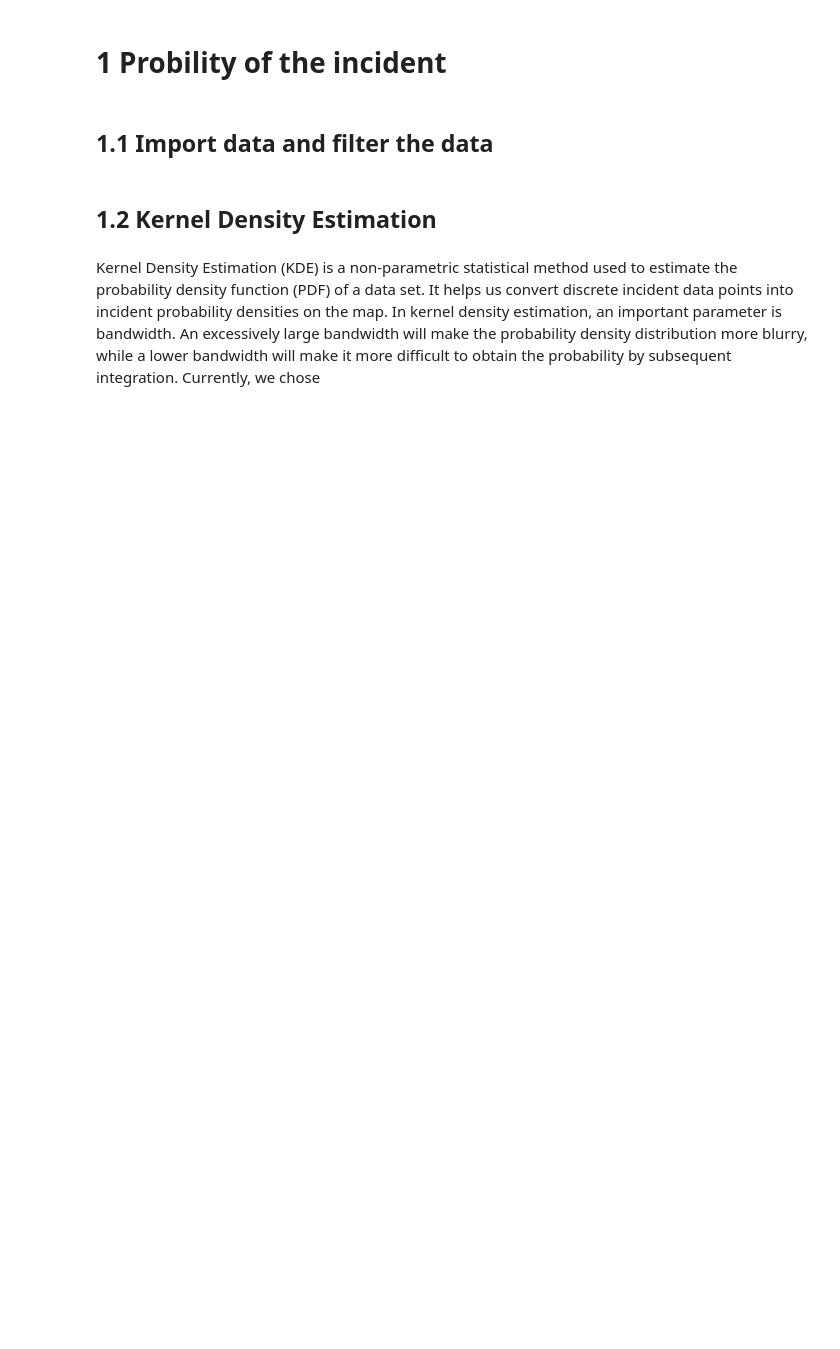
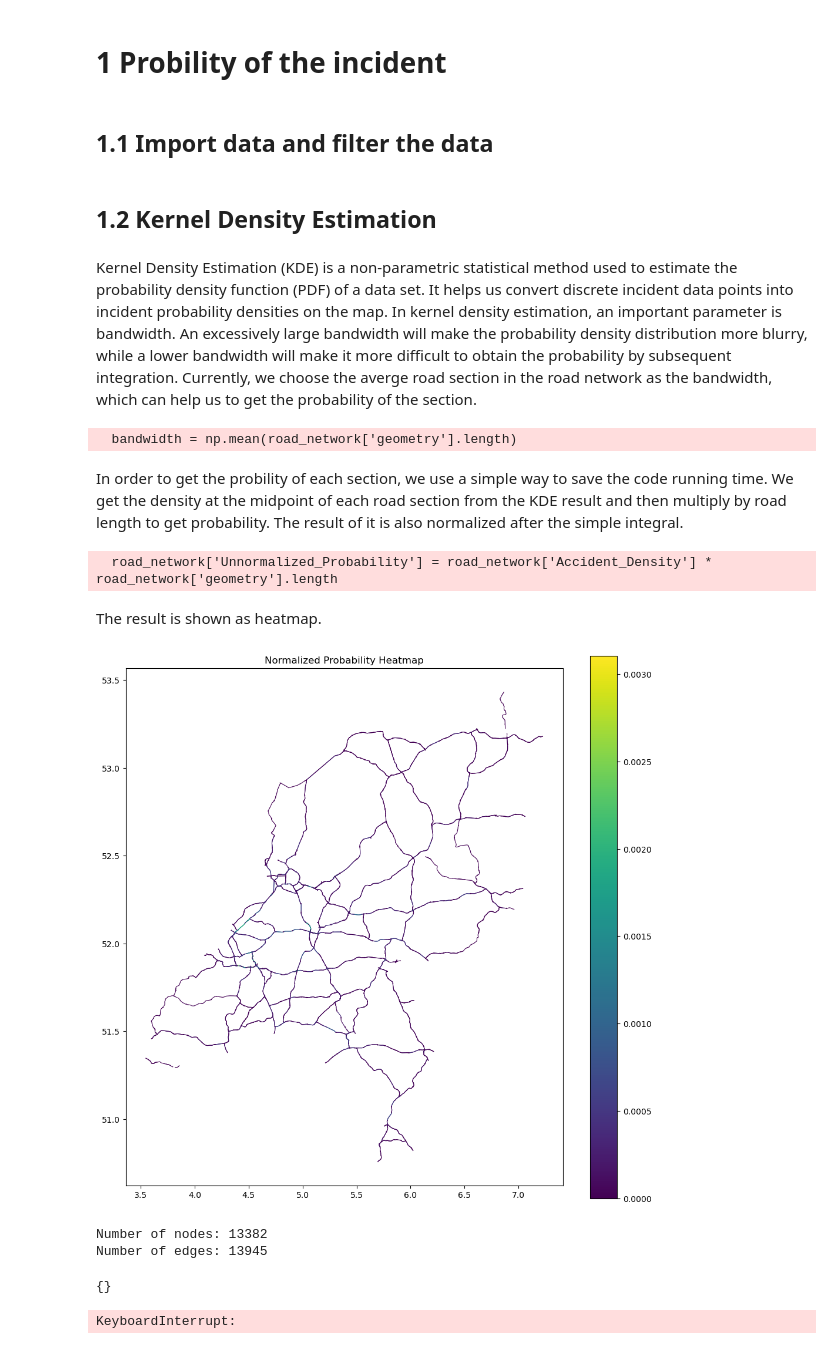
Before and after one commit to Max-Lange/CIEM6302_RWS-Project, a Jupyter notebook: midterm_check_2.ipynb, the cells around one changed output. Cells and saved outputs as stored; diff of their text form; code cells hidden in the pictures; blank space fills up the shorter version.

```diff
--- a/midterm_check_2.ipynb
+++ b/midterm_check_2.ipynb
@@ -48,4 +48,56 @@ df_incident = data_filtering.filter_out(df_incident, road_network)
 ## 1.2 Kernel Density Estimation
 # %% [markdown]
 Kernel Density Estimation (KDE) is a non-parametric statistical method used to estimate the probability density function (PDF) of a data set. It helps us convert discrete incident data points into incident probability densities on the map.
-In kernel density estimation, an important parameter is bandwidth. An excessively large bandwidth will make the probability density distribution more blurry, while a lower bandwidth will make it more difficult to obtain the probability by subsequent integration. Currently, we chose
+In kernel density estimation, an important parameter is bandwidth. An excessively large bandwidth will make the probability density distribution more blurry, while a lower bandwidth will make it more difficult to obtain the probability by subsequent integration. Currently, we choose the averge road section in the road network as the bandwidth, which can help us to get the probability of the section.
+# %%
+#bandwidth = 0.05
+bandwidth = np.mean(road_network['geometry'].length)
+accident_coords = df_incident[['primaire_locatie_lengtegraad', 'primaire_locatie_breedtegraad']].values.T
+# kde estimate
+kde = gaussian_kde(accident_coords, bw_method=bandwidth)
+# %% [output]
+  bandwidth = np.mean(road_network['geometry'].length)
+# %% [markdown]
+In order to get the probility of each section, we use a simple way to save the code running time. We get the density at the midpoint of each road section from the KDE result and then multiply by road length to get probability. The result of it is also normalized after the simple integral.
+# %%
+road_network['Accident_Density'] = np.nan
+
+for idx, row in road_network.iterrows():
+    # Calculate the accident density at the midpoint of each road network segment
+    density = kde([row.geometry.centroid.x, row.geometry.centroid.y])
+    road_network.at[idx, 'Accident_Density'] = density[0]
+
+road_network['Unnormalized_Probability'] = road_network['Accident_Density'] * road_network['geometry'].length
+road_network['Normalized_Probability'] = road_network['Unnormalized_Probability'] / sum(road_network['Unnormalized_Probability'])
+# %% [output]
+  road_network['Unnormalized_Probability'] = road_network['Accident_Density'] * road_network['geometry'].length
+# %% [markdown]
+The result is shown as heatmap.
+# %%
+heatmap_gdf = road_network[['geometry', 'Normalized_Probability']].copy()
+fig, ax = plt.subplots(figsize=(12, 12))
+cmap = 'viridis'
+heatmap_gdf.plot(column='Normalized_Probability', cmap=cmap, linewidth=0.8, ax=ax, legend=True)
+plt.title('Normalized Probability Heatmap')
+plt.show()
+# %% [output]
+[figure, added]
+# %%
+G_NL2 = nx.Graph()
+
+for index, row in road_network.iterrows():
+
+    line = row.geometry
+
+    start_node = line.coords[0]
+    end_node = line.coords[-1]
+
+    G_NL2.add_node(start_node)
+    G_NL2.add_node(end_node)
+
+    G_NL2.add_edge(start_node, end_node, geometry=line, weight = row['Normalized_Probability'])
+print(f"Number of nodes: {G_NL2.number_of_nodes()}")
+print(f"Number of edges: {G_NL2.number_of_edges()}")
+# %% [output]
+Number of nodes: 13382
+Number of edges: 13945
@@ -51,0 +127,16 @@ In kernel density estimation, an important parameter is bandwidth. An excessivel
+# %%
+a = nx.get_node_attributes(G_NL2, "geometry")
+a
+# %% [output]
+{}
+# %%
+points_gdf = gpd.GeoDataFrame(columns=['name', 'geometry', 'node_weight'])
+
+for i, node in enumerate(G_NL2.nodes()):
+    name = i
+    geometry = Point(node)
+    node_weight = node_weights[i]
+
+    points_gdf.loc[i] = [name, geometry, node_weight]
+# %% [output]
+KeyboardInterrupt:
```
Also changed, not shown: parts of 8 cells of this notebook.
